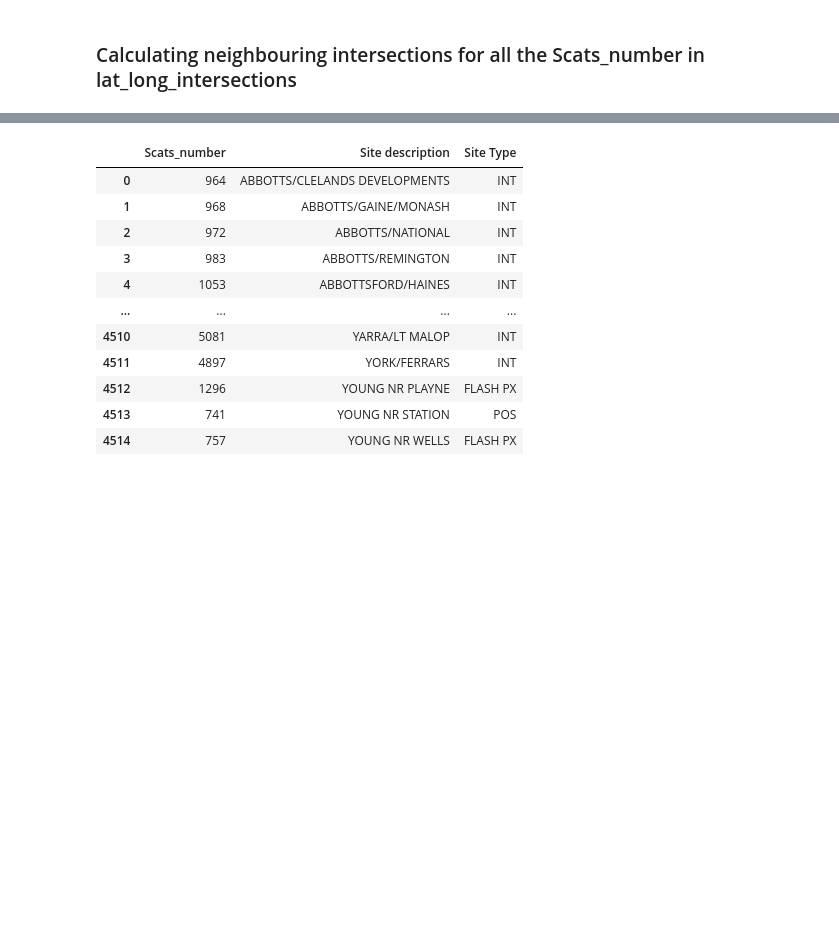
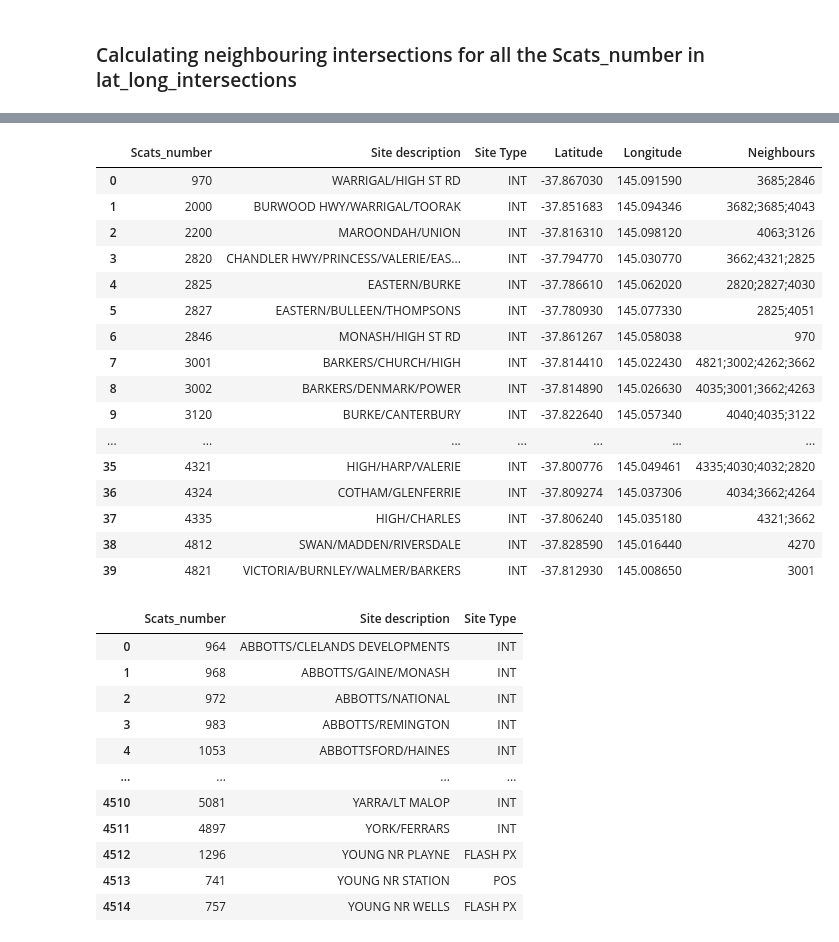
Before and after one commit to hengrvisal/Traffic-Flow-Prediction-System-TPFS, a Jupyter notebook: processing_data.ipynb, the cells around one changed output, grey strips where cells are left out. Cells and saved outputs as stored; diff of their text form; code cells hidden in the pictures; blank space fills up the shorter version.

```diff
--- a/processing_data.ipynb
+++ b/processing_data.ipynb
@@ -294,0 +419,37 @@ lat_long_intersection
+# %%
+#Function to process all intersections and find their neighbors
+def analyze_all_sites(dataframe):
+    sites_list = dataframe.to_dict('records') #list of dictionaries, where each dictionary represents a row in the DataFrame
+    neighbors_map = {}    #store the list of neighbors for each intersection
+
+    # Process each intersection(scats_number) to identify its neighbors
+    for site in sites_list:
+        neighbors = identify_neighboring_sites(site, sites_list)
+        neighbors_map[site['Scats_number']] = ";".join(neighbors)
+
+    # adding identified neighbours to dataframe
+    dataframe['Neighbours'] = dataframe['Scats_number'].map(neighbors_map)
+    return dataframe
+
+lat_long_intersection_neighbours = lat_long_intersection_new.copy()
+lat_long_intersection_neighbours = analyze_all_sites(lat_long_intersection_neighbours)
+
+lat_long_intersection_neighbours
+# %% [output]
+|  | Scats_number | Site description | Site Type | Latitude | Longitude | Neighbours |
+| 0 | 970 | WARRIGAL/HIGH ST RD | INT | -37.867030 | 145.091590 | 3685;2846 |
+| 1 | 2000 | BURWOOD HWY/WARRIGAL/TOORAK | INT | -37.851683 | 145.094346 | 3682;3685;4043 |
+| 2 | 2200 | MAROONDAH/UNION | INT | -37.816310 | 145.098120 | 4063;3126 |
+| 3 | 2820 | CHANDLER HWY/PRINCESS/VALERIE/EAS... | INT | -37.794770 | 145.030770 | 3662;4321;2825 |
+| 4 | 2825 | EASTERN/BURKE | INT | -37.786610 | 145.062020 | 2820;2827;4030 |
+| 5 | 2827 | EASTERN/BULLEEN/THOMPSONS | INT | -37.780930 | 145.077330 | 2825;4051 |
+| 6 | 2846 | MONASH/HIGH ST RD | INT | -37.861267 | 145.058038 | 970 |
+| 7 | 3001 | BARKERS/CHURCH/HIGH | INT | -37.814410 | 145.022430 | 4821;3002;4262;3662 |
+| 8 | 3002 | BARKERS/DENMARK/POWER | INT | -37.814890 | 145.026630 | 4035;3001;3662;4263 |
+| 9 | 3120 | BURKE/CANTERBURY | INT | -37.822640 | 145.057340 | 4040;4035;3122 |
+| ... | ... | ... | ... | ... | ... | ... |
+| 35 | 4321 | HIGH/HARP/VALERIE | INT | -37.800776 | 145.049461 | 4335;4030;4032;2820 |
+| 36 | 4324 | COTHAM/GLENFERRIE | INT | -37.809274 | 145.037306 | 4034;3662;4264 |
+| 37 | 4335 | HIGH/CHARLES | INT | -37.806240 | 145.035180 | 4321;3662 |
+| 38 | 4812 | SWAN/MADDEN/RIVERSDALE | INT | -37.828590 | 145.016440 | 4270 |
+| 39 | 4821 | VICTORIA/BURNLEY/WALMER/BARKERS | INT | -37.812930 | 145.008650 | 3001 |
```
Also changed, not shown: parts of 17 cells of this notebook, 3 other files.
